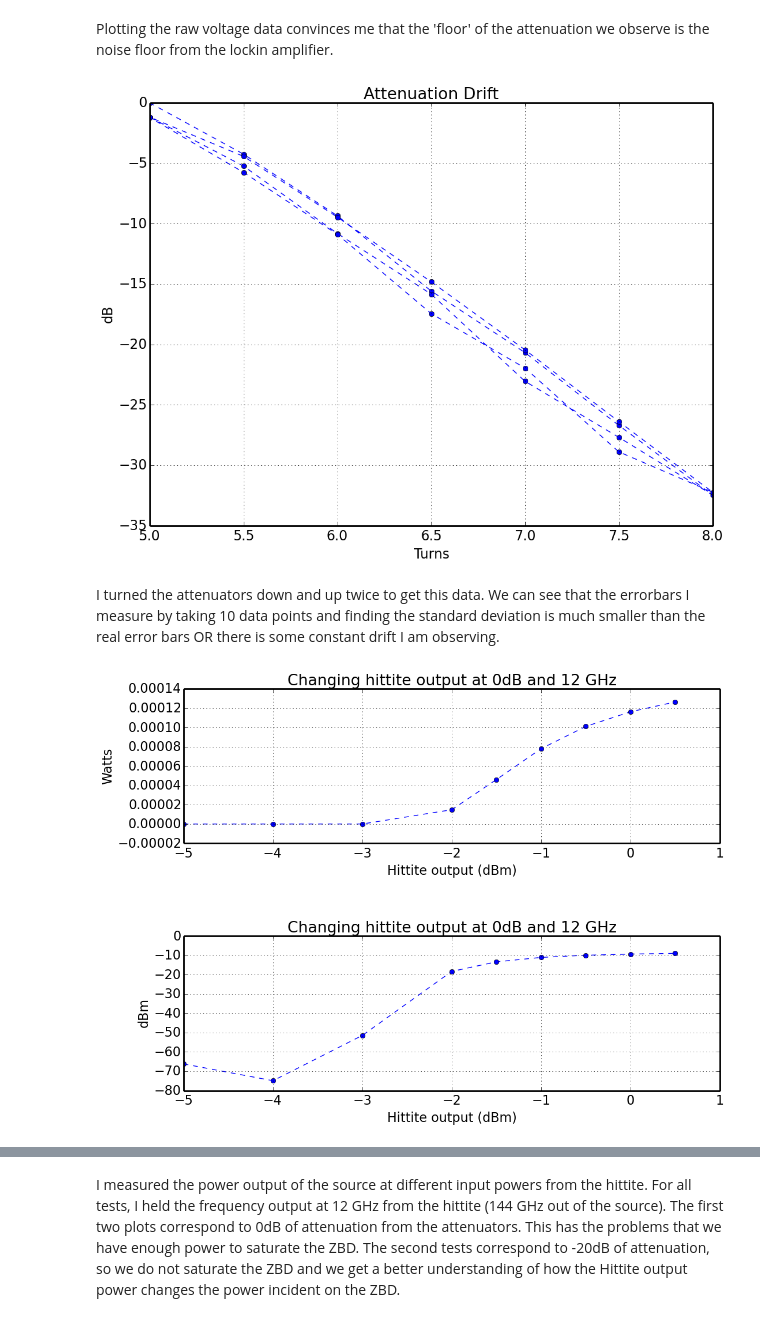
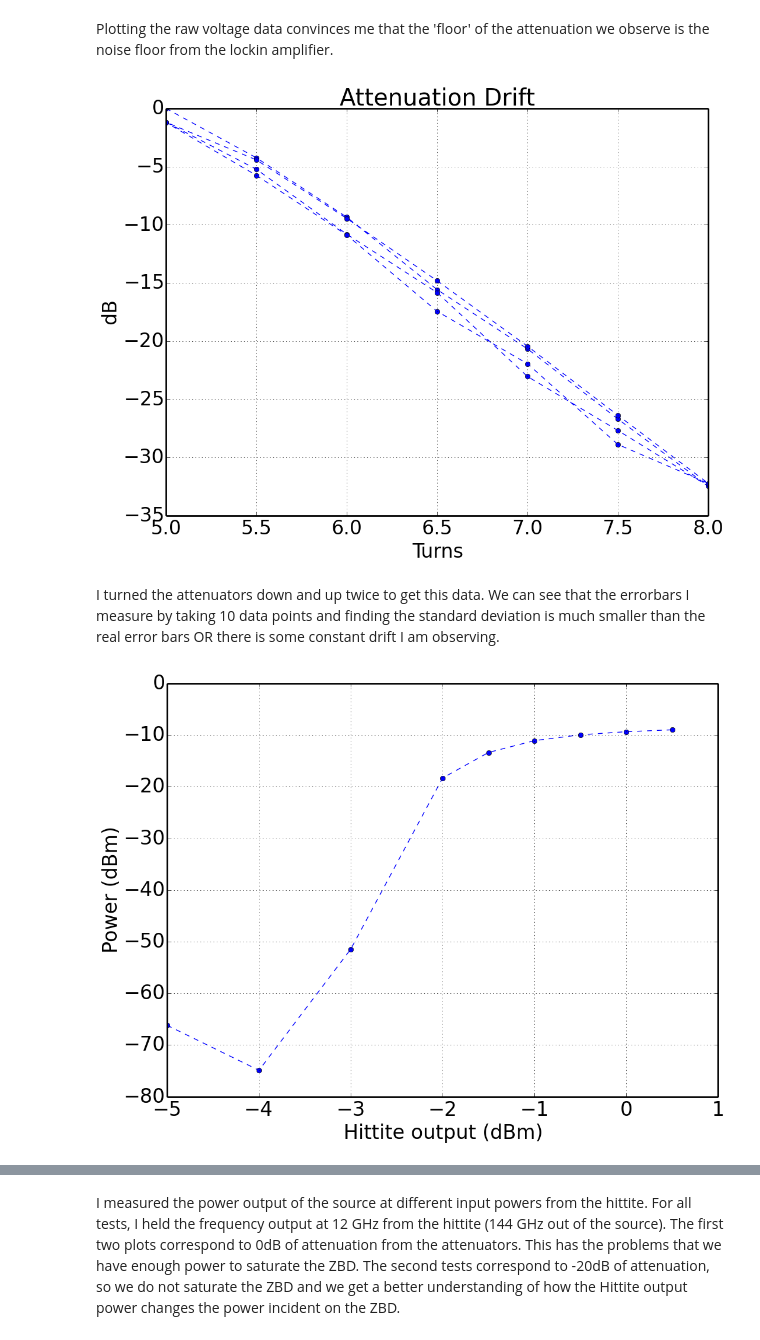
Before and after one commit to ColumbiaCMB/mmw-source, a Jupyter notebook: 2014-4-14_broadband_attenuation.ipynb, the cells around one changed output, grey strips where cells are left out. Cells and saved outputs as stored; diff of their text form; code cells hidden in the pictures.

```diff
--- a/2014-4-14_broadband_attenuation.ipynb
+++ b/2014-4-14_broadband_attenuation.ipynb
@@ -1,5 +1,5 @@
 # %%
-rcParams['font.size']=16
+rcParams['font.size']=24
 rcParams['savefig.dpi']=100
 rcParams['figure.figsize']=(12,9)
 rcParams['figure.subplot.hspace']=.6
@@ -88,7 +88,7 @@ ax51.set_title('Attenuation Drift')
 ax51.plot(updown.data['mickey_turns'],updown.db_list, '--o')
 fig5.show()
 # %% [output]
-[figure, old version]
+[figure, new version]
 # %% [markdown]
 I turned the attenuators down and up twice to get this data. We can see that the errorbars I measure by taking 10 data points and finding the standard deviation is much smaller than the real error bars OR there is some constant drift I am observing.
 # %%
@@ -96,20 +96,20 @@ hittitedb0=attenuation_turns_converter.attenuationConverter(datafile='2014-04-16
 hittitedb20=attenuation_turns_converter.attenuationConverter(datafile='2014-04-16_dbm_sweep_-20db.npz')
 # %%
 fig6=figure(6)
-ax61=fig6.add_subplot(211)
-ax61.set_ylabel('Watts')
-ax61.set_xlabel('Hittite output (dBm)')
-ax61.set_title('Changing hittite output at 0dB and 12 GHz')
-ax61.plot(hittitedb0.data['mickey_turns'],hittitedb0.give_watts(hittitedb0.data['x']),'--o')
+#ax61=fig6.add_subplot(211)
+#ax61.set_ylabel('Watts')
+#ax61.set_xlabel('Hittite output (dBm)')
+#ax61.set_title('Changing hittite output at 0dB and 12 GHz')
+#ax61.plot(hittitedb0.data['mickey_turns'],hittitedb0.give_watts(hittitedb0.data['x']),'--o')
 
-ax62=fig6.add_subplot(212)
-ax62.set_ylabel('dBm')
+ax62=fig6.add_subplot(111)
+ax62.set_ylabel('Power (dBm)')
 ax62.set_xlabel('Hittite output (dBm)')
-ax62.set_title('Changing hittite output at 0dB and 12 GHz')
+#ax62.set_title('Changing hittite output at 0dB and 12 GHz')
 ax62.plot(hittitedb0.data['mickey_turns'],hittitedb0.give_dbm(hittitedb0.data['x']),'--o')
 fig6.show()
 # %% [output]
-[figure, old version]
+[figure, new version]
 # %%
 fig7=figure(7)
 ax71=fig7.add_subplot(211)
```
Also changed, not shown: parts of 5 cells of this notebook, 7 other files.
